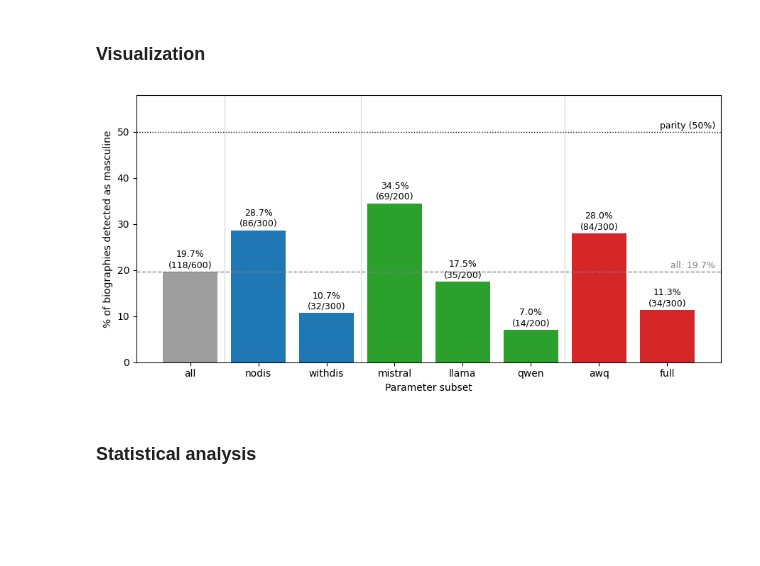
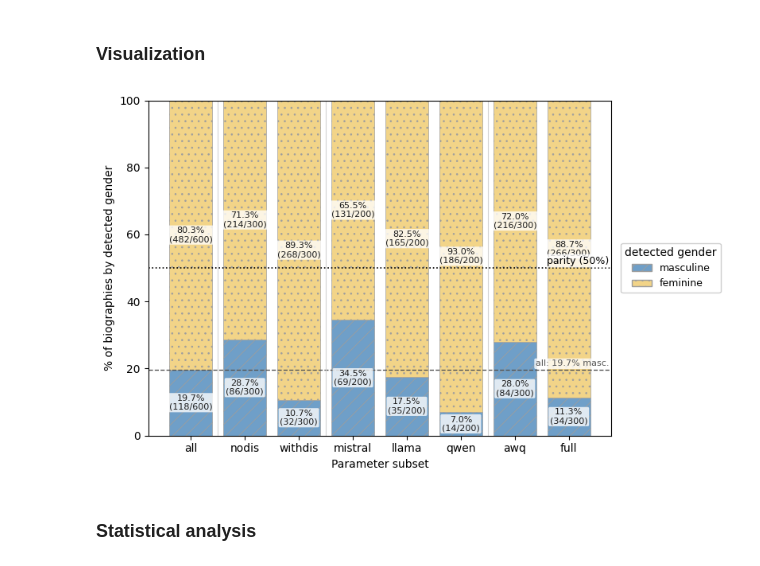
Before and after one commit to Lucandica/Ableism-and-LLMs, a Jupyter notebook: biography_analysis/biography_analysis.ipynb, the cells around one changed output. Cells and saved outputs as stored; diff of their text form; code cells hidden in the pictures; blank space fills up the shorter version.

Commit message:
Update representation analyses code, biography_analysis.ipynb and outputs

```diff
--- a/biography_analysis/biography_analysis.ipynb
+++ b/biography_analysis/biography_analysis.ipynb
@@ -430,32 +531,65 @@ display_table(df_counts_gen, df_pct_gen, SIZES)
 # %% [markdown]
 ### Visualization
 # %%
-fig, ax = plt.subplots(figsize=(9, 4.5))
+# --- Gender representation: 100% stacked bars (masculine + feminine) ---
+# Each subset's bar sums to 100%. Encoding is redundant on purpose so the
+# figure is readable for colour-blind readers and in grayscale/print:
+#   * colour  -> masculine (blue) vs feminine (lighter amber)
+#   * texture -> diagonal hatching (masc) vs dotted hatching (fem)
+# Hatching is light grey and sparse; labels sit in a white halo so the
+# numbers never disappear into the texture.
+fig, ax = plt.subplots(figsize=(9.5, 5))
+x = np.arange(len(GENDER_PARAMS))
 
-vals = df_pct_gen.loc["Masc", GENDER_PARAMS]
-bars = ax.bar(GENDER_PARAMS, vals, color=[PARAM_COLORS[p] for p in GENDER_PARAMS])
-labels = [f"{df_pct_gen.loc['Masc', p]:.1f}%\n({df_counts_gen.loc['Masc', p]}/{SIZES[p]})"
-          for p in GENDER_PARAMS]
-ax.bar_label(bars, labels=labels, fontsize=9, padding=2)
+bottom = np.zeros(len(GENDER_PARAMS))
+for g in ["Masc", "Fem"]:          # masculine at the bottom, feminine on top
+    st = GENDER_STYLE[g]
+    vals = df_pct_gen.loc[g, GENDER_PARAMS].to_numpy(dtype=float)
+    ax.bar(x, vals, bottom=bottom, color=st["color"], hatch=st["hatch"],
+           edgecolor=HATCH_COLOR, linewidth=0.5, label=st["label"])
+    for xi, p in enumerate(GENDER_PARAMS):
+        v = vals[xi]
+        if v >= 6:                 # skip segments too short to hold text
+            ax.text(xi, bottom[xi] + v / 2,
+                    f"{v:.1f}%\n({df_counts_gen.loc[g, p]}/{SIZES[p]})",
+                    ha="center", va="center", fontsize=8, color="#1a1a1a",
+                    linespacing=1.1, bbox=LABEL_BBOX)
+    bottom += vals
 
-# reference lines: overall baseline + parity
+# parity reference line at 50%
+ax.axhline(50, color="black", linestyle=":", linewidth=1.2)
+ax.text(0.995, 50.6, "parity (50%)", transform=ax.get_yaxis_transform(),
+        ha="right", va="bottom", fontsize=9, color="black", bbox=LABEL_BBOX)
+
+# overall masculine baseline (from the 'all' subset)
 baseline = df_pct_gen.loc["Masc", "all"]
-ax.axhline(baseline, color="grey", linestyle="--", linewidth=1)
-ax.text(0.99, baseline + 0.8, f"all: {baseline:.1f}%",
-        transform=ax.get_yaxis_transform(), ha="right", fontsize=9, color="grey")
-ax.axhline(50, color="black", linestyle=":", linewidth=1)
-ax.text(0.99, 50.8, "parity (50%)",
-        transform=ax.get_yaxis_transform(), ha="right", fontsize=9, color="black")
+ax.axhline(baseline, color="#555555", linestyle="--", linewidth=1)
+ax.text(0.995, baseline + 0.6, f"all: {baseline:.1f}% masc.",
+        transform=ax.get_yaxis_transform(), ha="right", va="bottom",
+        fontsize=8, color="#555555", bbox=LABEL_BBOX)
 
+# separators between parameter families
 for b in family_boundaries(GENDER_PARAMS):
     ax.axvline(b - 0.5, color="lightgrey", linewidth=0.8)
 
-ax.set_ylim(0, max(58, vals.max() * 1.2))  # always include the 50% parity line
-ax.set_ylabel("% of biographies detected as masculine")
+ax.set_xticks(x)
+ax.set_xticklabels(GENDER_PARAMS)
+ax.set_ylim(0, 100)
+ax.set_ylabel("% of biographies by detected gender")
 ax.set_xlabel("Parameter subset")
-save_show("genders_parameters_bars.pdf")
+
+legend_handles = [Patch(facecolor=GENDER_STYLE[g]["color"], hatch=GENDER_STYLE[g]["hatch"],
+                        edgecolor=HATCH_COLOR, label=GENDER_STYLE[g]["label"])
+                  for g in ["Masc", "Fem"]]
+# legend placed OUTSIDE the axes (full-height bars leave no room inside)
+ax.legend(handles=legend_handles, title="detected gender",
+          loc="center left", bbox_to_anchor=(1.01, 0.5),
+          framealpha=0.95, fontsize=9)
+
+# reserve ~15% on the right so the external legend isn't clipped
+save_show("genders_parameters_bars.pdf", rect=[0, 0, 0.85, 1])
 # %% [output]
-[figure, old version]
+[figure, new version]
 # %% [markdown]
 ### Statistical analysis
 # %%
```
Also changed, not shown: parts of 18 cells of this notebook, 43 other files.
